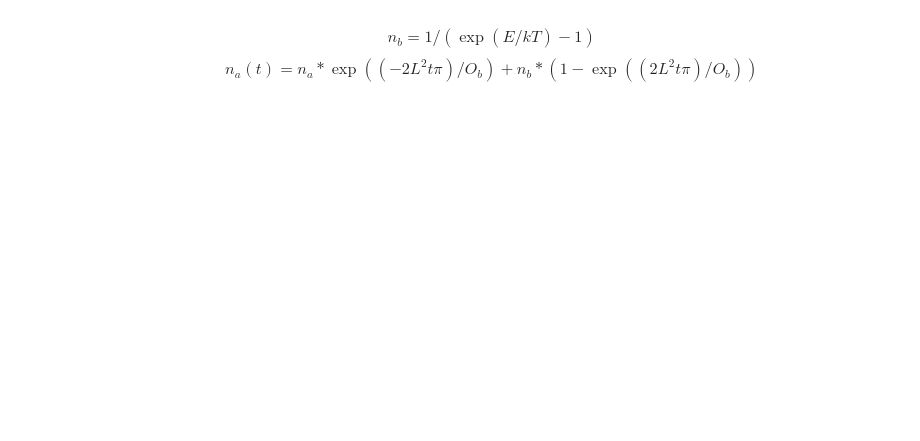
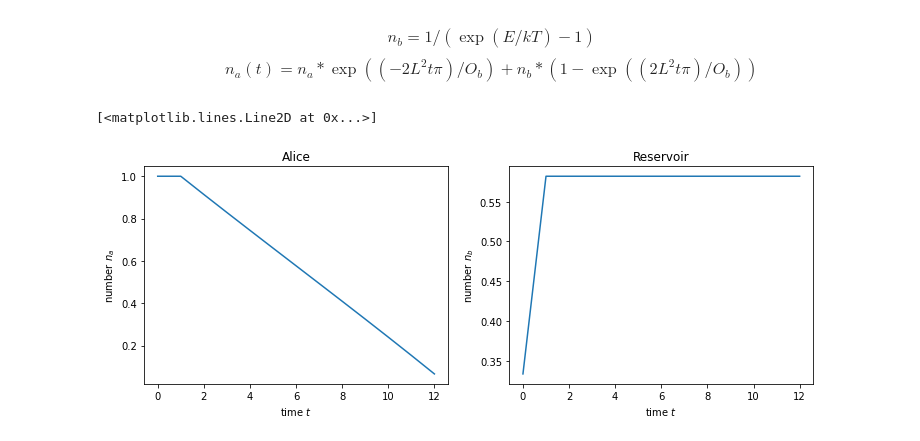
Before and after one commit to skozh/QFIM, a Jupyter notebook: Belief_State.ipynb, the cells around one changed output. Drawn from its saved outputs; the diff is of its cells as text; code cells hidden in the pictures; blank space fills up the shorter version.

```diff
--- a/Belief_State.ipynb
+++ b/Belief_State.ipynb
@@ -51,7 +54,6 @@ legend(legarray);
 $$ n_b=1/(\exp(E/kT)-1) $$
 $$ n_a(t)=n_a*\exp((-2L^2t\pi)/O_b)+n_b*(1-\exp((2L^2t\pi)/O_b)) $$
 # %%
-%python
 import numpy as np
 
 #initial parameters
@@ -71,31 +73,34 @@ n_b_total = []
 n_bt = n_b
 n_at = n_a
 
 
 # Evolution over time t
 for t in np.arange(0, 1, 0.001):
 
     #Record the change
     n_a_total.append(n_at)
     n_b_total.append(n_bt)
 
     #update n_at based on bagarello 2018
     n_at = (n_a * np.exp(((-2*(L**2)*np.pi*t)/O_b)) + n_bt * (1-np.exp(-((-2*(L**2)*np.pi*t)/O_b))))
 
     #update n_bt based on BE distribution
     n_bt = 1/(np.exp(E/kT)-1)
     O_b = (n_bt)**4
     if n_at < 0:
         break
 
 
 #plot
-fig, ax = subplots(1, 2, figsize=(12, 4))
+fig, ax = plt.subplots(1, 2, figsize=(12, 4))
 ax[0].set_title('Alice')
 ax[0].set_xlabel('time $t$')
 ax[0].set_ylabel('number $n_a$')
 ax[0].plot(n_a_total)
 ax[1].set_title('Reservoir')
 ax[1].set_xlabel('time $t$')
 ax[1].set_ylabel('number $n_b$')
 ax[1].plot(n_b_total)
+# %% [output]
+[<matplotlib.lines.Line2D at 0x...>]
+[figure, added]
```
Also changed, not shown: parts of 3 cells of this notebook.
